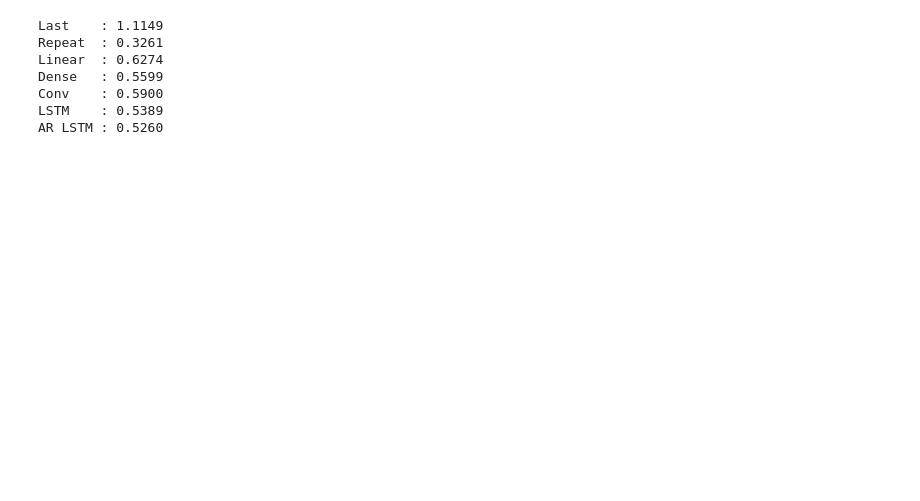
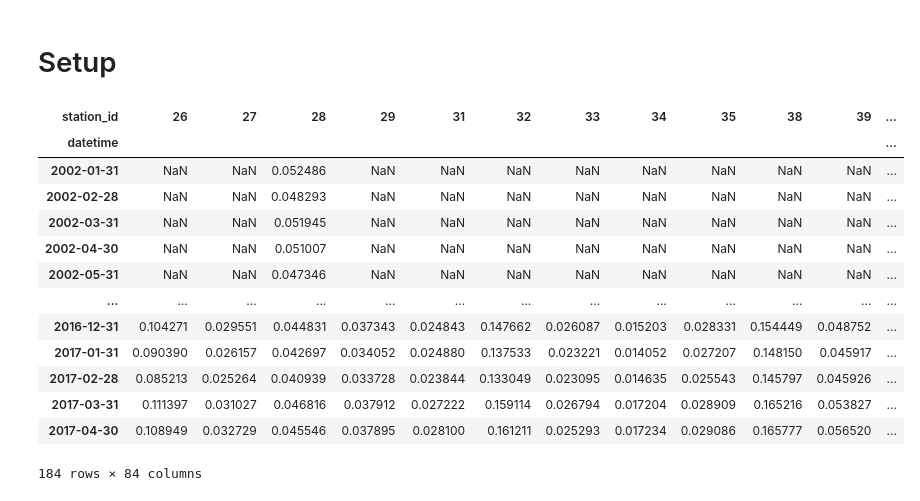
Before and after one commit to nmwodarz/traffic-project, a Jupyter notebook: Capstone 3 - Modeling.ipynb, the cells around one changed output. Drawn from its saved outputs; the diff is of its cells as text; code cells hidden in the pictures; blank space fills up the shorter version.

```diff
--- a/Capstone 3 - Modeling.ipynb
+++ b/Capstone 3 - Modeling.ipynb
@@ -1065,11 +1,2 @@ _ = plt.legend()
-# %%
-for name, value in multi_performance.items():
-    print(f'{name:8s}: {value[1]:0.4f}')
-# %% [output]
-Last    : 1.1149
-Repeat  : 0.3261
-Linear  : 0.6274
-Dense   : 0.5599
-Conv    : 0.5900
-LSTM    : 0.5389
-AR LSTM : 0.5260
+# %% [markdown]
+# Setup
@@ -1075,0 +25,25 @@ AR LSTM : 0.5260
+# %%
+nonimputed_train_file_name = 'Data/nonimputed_train.pkl'
+nonimputed_train_df = pd.read_pickle(nonimputed_train_file_name)
+test_file_name = 'Data/test.pkl'
+test_df = pd.read_pickle(test_file_name)
+imputed_file_name = 'Data/imputed.pkl'
+imputed_train_df = pd.read_pickle(imputed_file_name)
+# %%
+pd.set_option('display.max_columns', None)
+nonimputed_train_df
+# %% [output]
+| station_id | 26 | 27 | 28 | 29 | 31 | 32 | 33 | 34 | 35 | 38 | 39 | ... |
+| datetime |  |  |  |  |  |  |  |  |  |  |  | ... |
+| 2002-01-31 | NaN | NaN | 0.052486 | NaN | NaN | NaN | NaN | NaN | NaN | NaN | NaN | ... |
+| 2002-02-28 | NaN | NaN | 0.048293 | NaN | NaN | NaN | NaN | NaN | NaN | NaN | NaN | ... |
+| 2002-03-31 | NaN | NaN | 0.051945 | NaN | NaN | NaN | NaN | NaN | NaN | NaN | NaN | ... |
+| 2002-04-30 | NaN | NaN | 0.051007 | NaN | NaN | NaN | NaN | NaN | NaN | NaN | NaN | ... |
+| 2002-05-31 | NaN | NaN | 0.047346 | NaN | NaN | NaN | NaN | NaN | NaN | NaN | NaN | ... |
+| ... | ... | ... | ... | ... | ... | ... | ... | ... | ... | ... | ... | ... |
+| 2016-12-31 | 0.104271 | 0.029551 | 0.044831 | 0.037343 | 0.024843 | 0.147662 | 0.026087 | 0.015203 | 0.028331 | 0.154449 | 0.048752 | ... |
+| 2017-01-31 | 0.090390 | 0.026157 | 0.042697 | 0.034052 | 0.024880 | 0.137533 | 0.023221 | 0.014052 | 0.027207 | 0.148150 | 0.045917 | ... |
+| 2017-02-28 | 0.085213 | 0.025264 | 0.040939 | 0.033728 | 0.023844 | 0.133049 | 0.023095 | 0.014635 | 0.025543 | 0.145797 | 0.045926 | ... |
+| 2017-03-31 | 0.111397 | 0.031027 | 0.046816 | 0.037912 | 0.027222 | 0.159114 | 0.026794 | 0.017204 | 0.028909 | 0.165216 | 0.053827 | ... |
+| 2017-04-30 | 0.108949 | 0.032729 | 0.045546 | 0.037895 | 0.028100 | 0.161211 | 0.025293 | 0.017234 | 0.029086 | 0.165777 | 0.056520 | ... |
+184 rows × 84 columns
```
Also changed, not shown: parts of 84 cells of this notebook, 9 other files.
